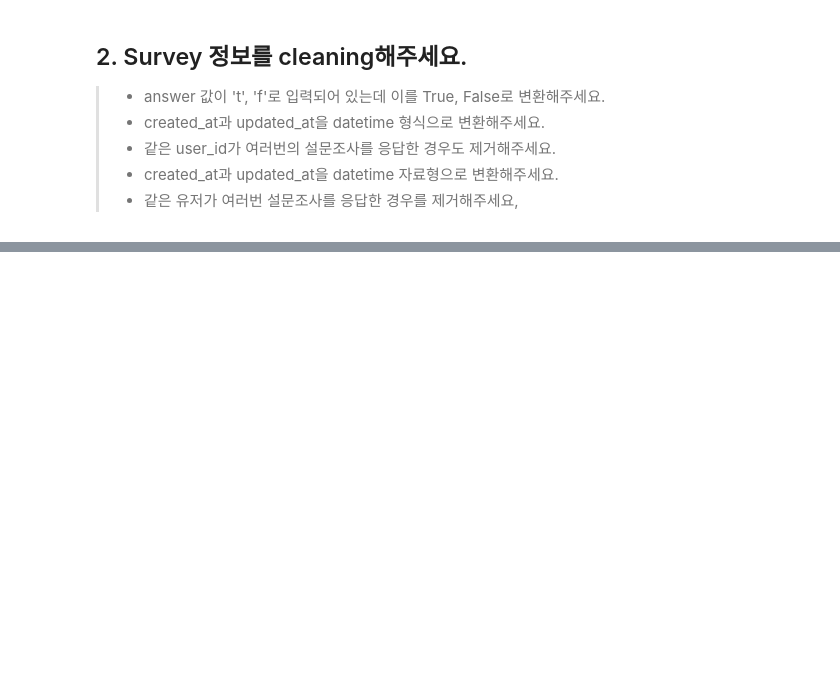
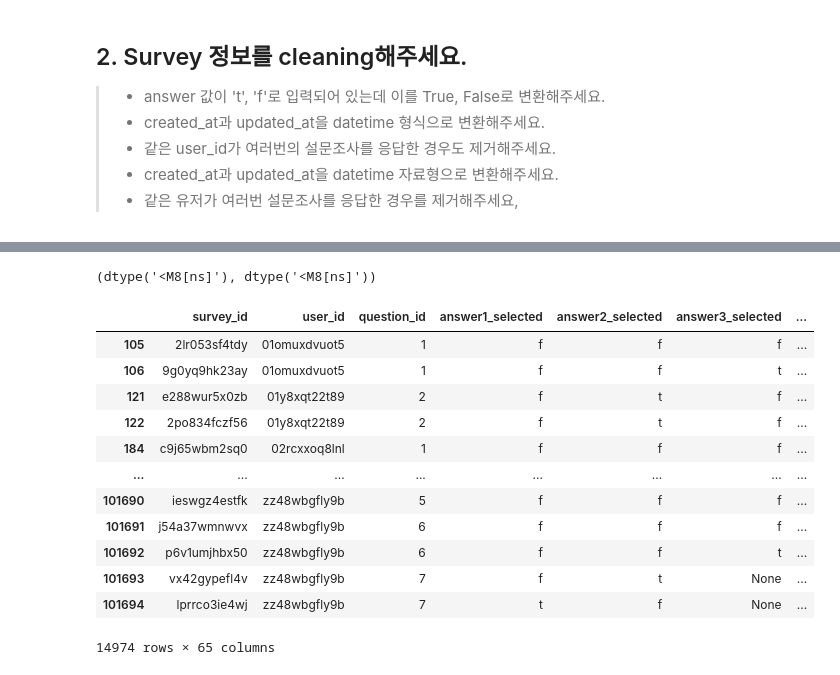
Before and after one commit to hyunjjin/proj_class, a Jupyter notebook: Level3_DS School.ipynb, the cells around one changed output, grey strips where cells are left out. Cells and saved outputs as stored; diff of their text form; code cells hidden in the pictures; blank space fills up the shorter version.

```diff
--- a/Level3_DS School.ipynb
+++ b/Level3_DS School.ipynb
@@ -123,0 +61,6 @@ Index(['answer1_selected', 'answer2_selected', 'answer3_selected',
+# %%
+# answer 값이 't', 'f'로 입력되어 있는데 이를 True, False로 변환
+
+survey[[x + '(bool)' for x in list(survey)[3:-2]]] = survey[list(survey)[3:-2]].apply(lambda x: x.replace('f', False))
+survey[list(survey)[17:]] = survey[list(survey)[3:15]].apply(lambda x: x.replace('t', True))
+survey.head()
@@ -123,0 +75,7 @@ Index(['answer1_selected', 'answer2_selected', 'answer3_selected',
+# %%
+# created_at과 updated_at을 datetime 형식으로 변환
+
+survey[['created_at', 'updated_at']] = survey[['created_at', 'updated_at']].apply(lambda x: pd.to_datetime(x))
+survey['created_at'].dtype, survey['updated_at'].dtype
+# %% [output]
+(dtype('<M8[ns]'), dtype('<M8[ns]'))
@@ -123,0 +88,16 @@ Index(['answer1_selected', 'answer2_selected', 'answer3_selected',
+# %%
+survey[survey.groupby(['user_id','question_id'])['user_id'].transform('count') > 1]
+# %% [output]
+|  | survey_id | user_id | question_id | answer1_selected | answer2_selected | answer3_selected | ... |
+| 105 | 2lr053sf4tdy | 01omuxdvuot5 | 1 | f | f | f | ... |
+| 106 | 9g0yq9hk23ay | 01omuxdvuot5 | 1 | f | f | t | ... |
+| 121 | e288wur5x0zb | 01y8xqt22t89 | 2 | f | t | f | ... |
+| 122 | 2po834fczf56 | 01y8xqt22t89 | 2 | f | t | f | ... |
+| 184 | c9j65wbm2sq0 | 02rcxxoq8lnl | 1 | f | f | f | ... |
+| ... | ... | ... | ... | ... | ... | ... | ... |
+| 101690 | ieswgz4estfk | zz48wbgfly9b | 5 | f | f | f | ... |
+| 101691 | j54a37wmnwvx | zz48wbgfly9b | 6 | f | f | f | ... |
+| 101692 | p6v1umjhbx50 | zz48wbgfly9b | 6 | f | f | t | ... |
+| 101693 | vx42gypefl4v | zz48wbgfly9b | 7 | f | t | None | ... |
+| 101694 | lprrco3ie4wj | zz48wbgfly9b | 7 | t | f | None | ... |
+14974 rows × 65 columns
```
Also changed, not shown: parts of 8 cells of this notebook.
